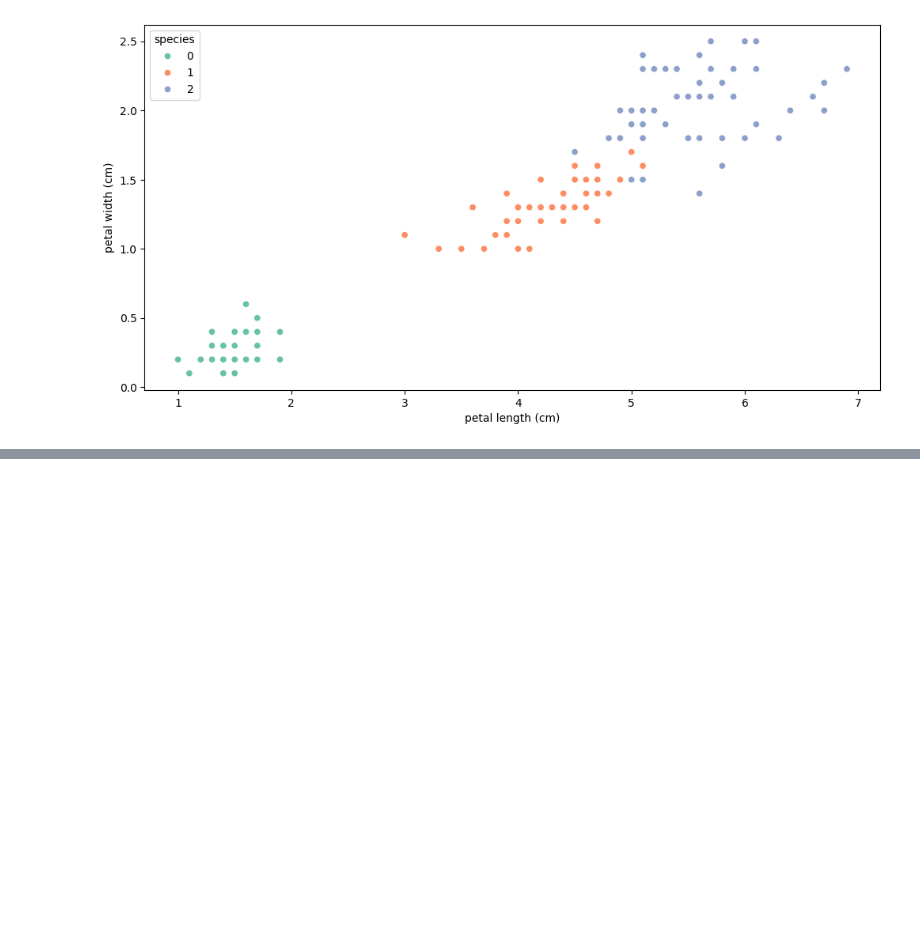
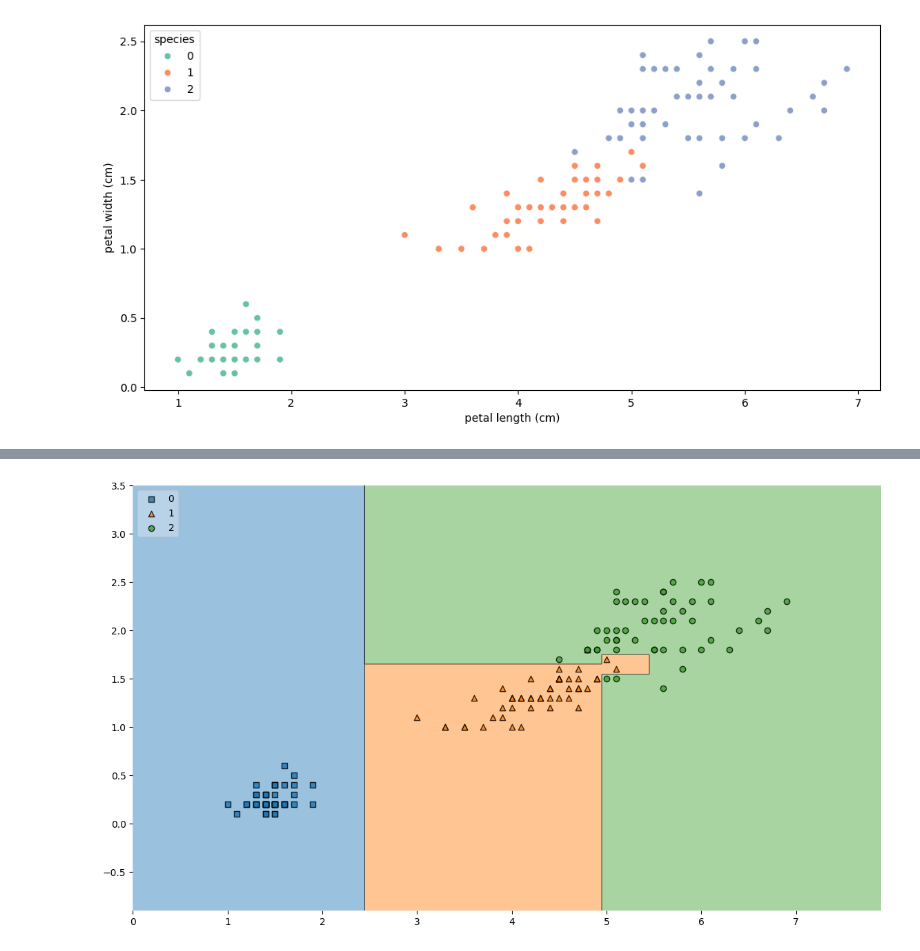
Before and after one commit to offpython/MachineLearning, a Jupyter notebook: ws_iris/iris.ipynb, the cells around one changed output, grey strips where cells are left out. Saved outputs shown, nothing was run; the diff lists cells and outputs as text; code cells hidden in the pictures; blank space fills up the shorter version.

```diff
--- a/ws_iris/iris.ipynb
+++ b/ws_iris/iris.ipynb
@@ -149,0 +242,8 @@ sns.scatterplot(x="petal length (cm)",
+# %%
+from mlxtend.plotting import plot_decision_regions
+
+plt.figure(figsize=(14, 8))
+plot_decision_regions(X=iris.data[:, 2:], y=iris.target, clf=iris_tree, legend=2)
+plt.show()
+# %% [output]
+[figure, added]
```
Also changed, not shown: parts of 15 cells of this notebook.
